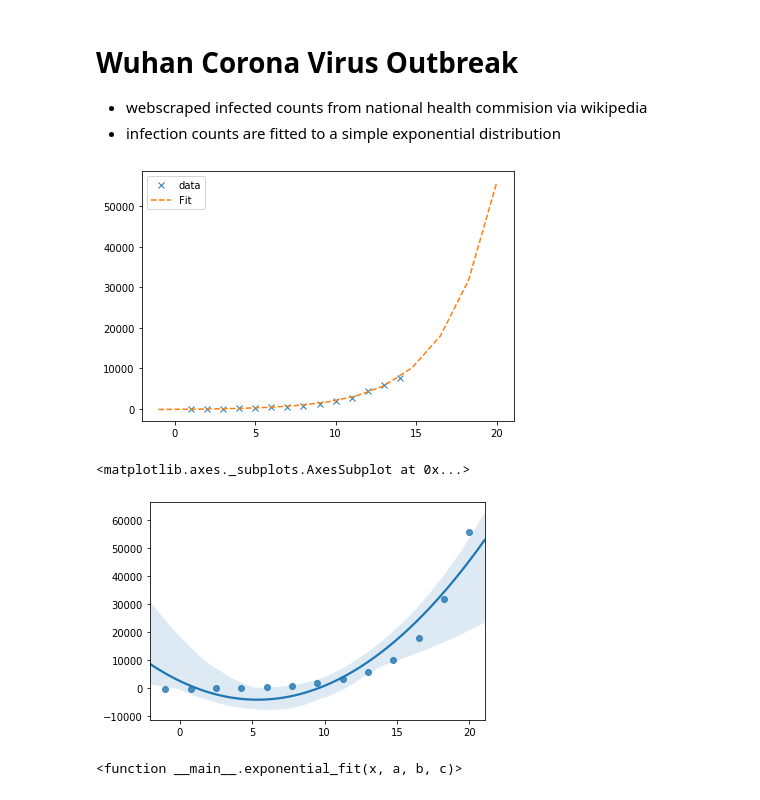
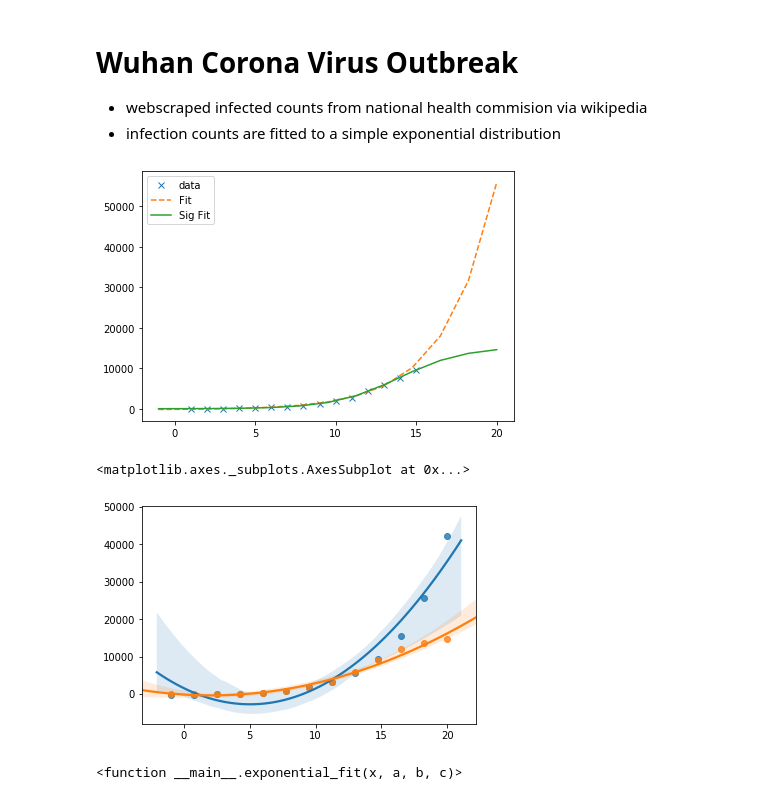
Before and after one commit to chrishom/WuhanVirusOutbreak, a Jupyter notebook: Corona Virus - Wuhan Infection Rate (Exponential Fit).ipynb, the cells around one changed output. Drawn from its saved outputs; the diff is of its cells as text; code cells hidden in the pictures.

Commit message:
Add Sigmoidal Fit

```diff
--- a/Corona Virus - Wuhan Infection Rate (Exponential Fit).ipynb
+++ b/Corona Virus - Wuhan Infection Rate (Exponential Fit).ipynb
@@ -39,29 +39,42 @@ df=pd.DataFrame(data=d, columns=['Date','Infected'])
 def exponential_fit(x, a, b, c):
     return a*np.exp(b*x) + c
 
+def sigmoidal_fit(x, L ,x0, k, b):
+    y = L / (1 + np.exp(-k*(x-x0)))+b
+    return (y)
+
 x = np.linspace(1,len(df),len(df))
 y = np.array(df['Infected'])
 
-fitting_parameters, covariance = curve_fit(exponential_fit, x, y)
-a, b, c = fitting_parameters
+
+fitting_parameters_exp, covariance = curve_fit(exponential_fit, x, y)
+a, b, c = fitting_parameters_exp
+
+p0 = [max(y), np.median(x),1,min(y)] # this is an mandatory initial guess
+fitting_parameters_sig, covariance_sig = curve_fit(sigmoidal_fit, x, y,p0, method='dogbox')
+a2, b2, c2, d2 = fitting_parameters_sig
 
 x_min = -1
 x_max = 20
 x_fit = np.linspace(x_min, x_max, 13)
 plt.plot(x, y, 'x', label='data')
 plt.plot(x_fit, exponential_fit(x_fit, *fitting_parameters), '--', label='Fit')
+plt.plot(x_fit, sigmoidal_fit(x_fit, *fitting_parameters_sig), '-', label='Sig Fit')
+plt.plot(title='Wuhan')
+
 plt.tight_layout()
 plt.legend()
 plt.show()
 # %% [output]
-[figure, old version]
+[figure, new version]
 # %%
 import seaborn as sns
 
-sns.regplot(x=x_fit,y=exponential_fit(x_fit, *fitting_parameters),order=2)
+sns.regplot(x=x_fit,y=exponential_fit(x_fit, *fitting_parameters_exp),order=2)
+sns.regplot(x=x_fit,y=sigmoidal_fit(x_fit, *fitting_parameters_sig),order=2)
 # %% [output]
 <matplotlib.axes._subplots.AxesSubplot at 0x...>
-[figure, old version]
+[figure, new version]
 # %%
 exponential_fit
 # %% [output]
```
